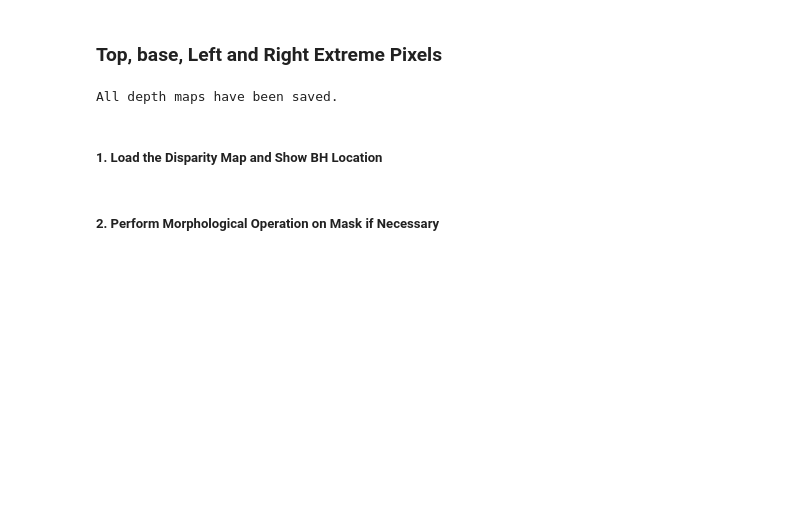
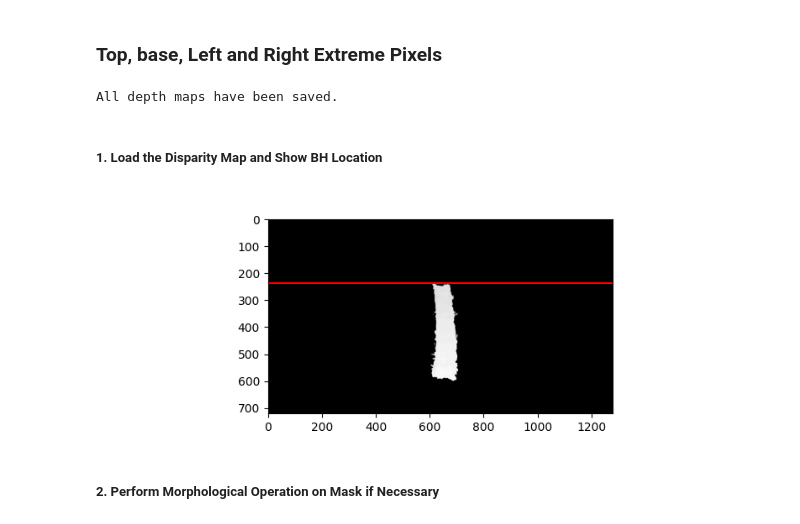
Before and after one commit to kiplimock/image-processing, a Jupyter notebook: disparity.ipynb, the cells around one changed output. Drawn from its saved outputs; the diff is of its cells as text; code cells hidden in the pictures; blank space fills up the shorter version.

```diff
--- a/disparity.ipynb
+++ b/disparity.ipynb
@@ -548,8 +551,10 @@ plt.show()
 # %%
-dmap = cv2.imread('trunks/raw_depthmaps/raw_1.png', 0)
+dmap = cv2.imread('trunks/raw_depthmaps/raw_31.png', 0)
 zc = disp_to_dist(median_base_pixel(dmap))
 bh = compute_bh(dmap, zc)
 plot_bh(dmap, bh)
+# %% [output]
+[figure, added]
 # %% [markdown]
 ##### 2. Perform Morphological Operation on Mask if Necessary
 # %%
```
Also changed, not shown: parts of 18 cells of this notebook, 1 other file.
